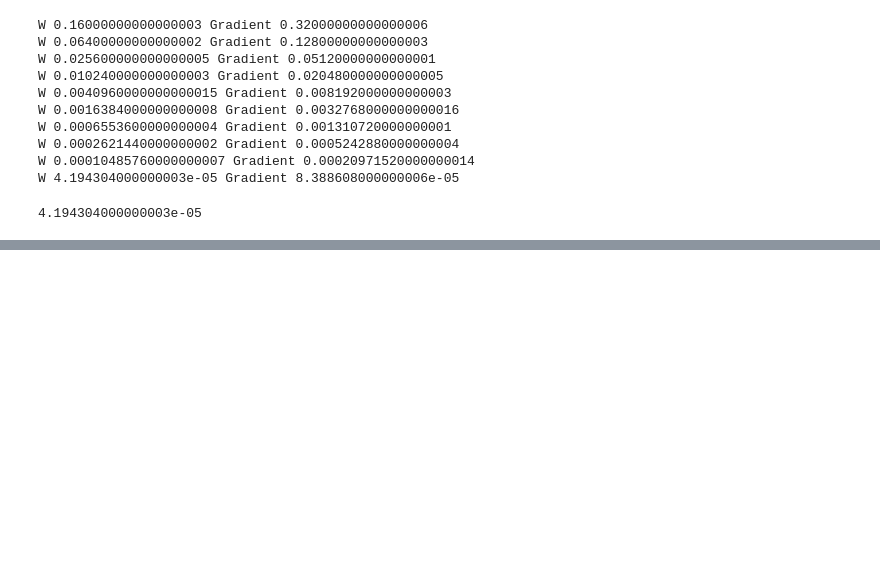
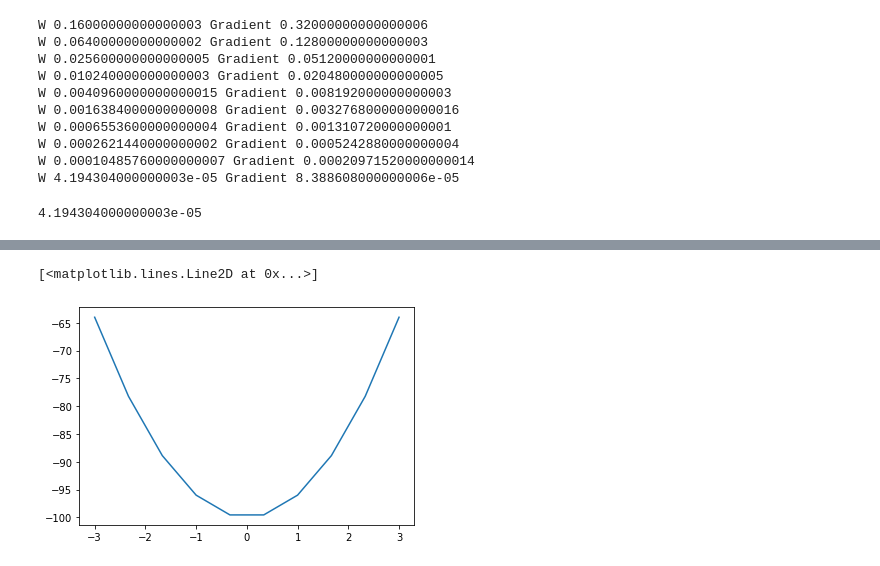
Before and after one commit to Lotfullah21/Artificial-Intelligence-Algorithms, a Jupyter notebook: Gradient_Descent.ipynb, the cells around one changed output, grey strips where cells are left out. Cells and saved outputs as stored; diff of their text form; code cells hidden in the pictures; blank space fills up the shorter version.

```diff
--- a/Gradient_Descent.ipynb
+++ b/Gradient_Descent.ipynb
@@ -71,0 +73,7 @@ w_history[0.23040000000000005, 0.06635520000000003, 0.019110297600000013, 0.0055
+# %%
+v = np.linspace(-3,3,10)
+y = v**2 + 3*v**2 - 100
+plt.plot(v,y)
+# %% [output]
+[<matplotlib.lines.Line2D at 0x...>]
+[figure, added]
```
Also changed, not shown: parts of 10 cells of this notebook.
